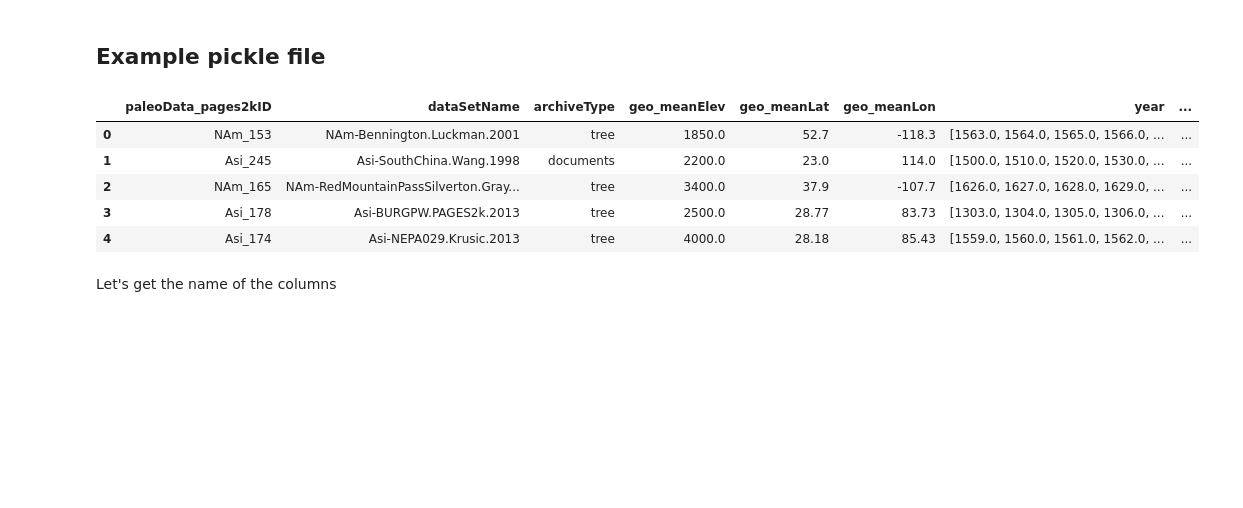
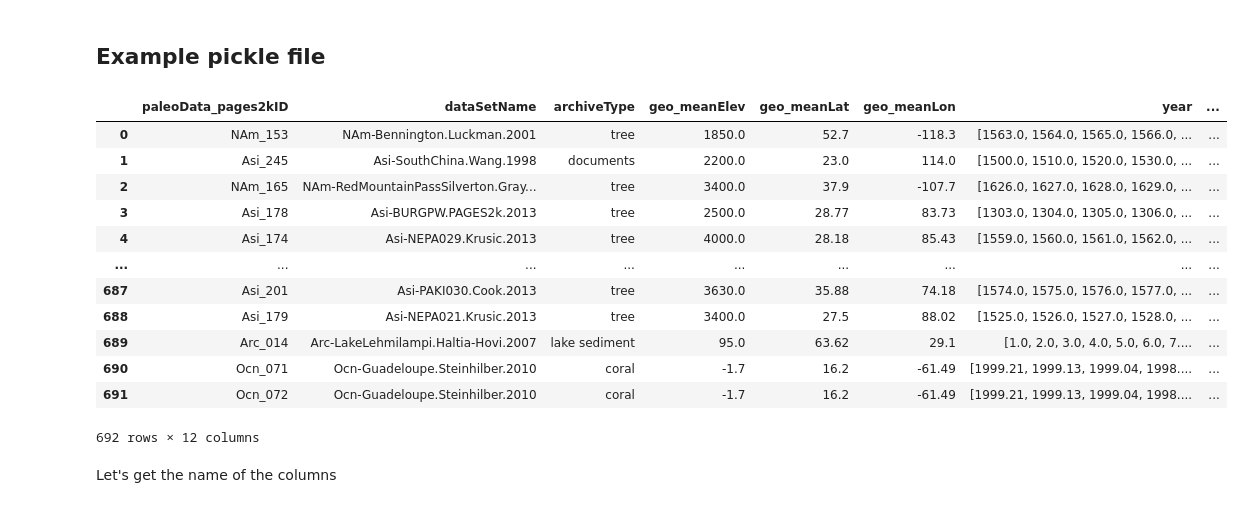
Before and after one commit to khider/DISK-proxyComposite, a Jupyter notebook: QueryingLinkedEarthDB.ipynb, the cells around one changed output. Saved outputs shown, nothing was run; the diff lists cells and outputs as text; code cells hidden in the pictures; blank space fills up the shorter version.

```diff
--- a/QueryingLinkedEarthDB.ipynb
+++ b/QueryingLinkedEarthDB.ipynb
@@ -15,14 +15,21 @@ import numpy as np
 ## Example pickle file
 # %%
 df_pickle = pd.read_pickle('data/pages2k_dataset.pkl')
-df_pickle.head()
+df_pickle
 # %% [output]
 |  | paleoData_pages2kID | dataSetName | archiveType | geo_meanElev | geo_meanLat | geo_meanLon | year | ... |
 | 0 | NAm_153 | NAm-Bennington.Luckman.2001 | tree | 1850.0 | 52.7 | -118.3 | [1563.0, 1564.0, 1565.0, 1566.0, ... | ... |
 | 1 | Asi_245 | Asi-SouthChina.Wang.1998 | documents | 2200.0 | 23.0 | 114.0 | [1500.0, 1510.0, 1520.0, 1530.0, ... | ... |
 | 2 | NAm_165 | NAm-RedMountainPassSilverton.Gray... | tree | 3400.0 | 37.9 | -107.7 | [1626.0, 1627.0, 1628.0, 1629.0, ... | ... |
 | 3 | Asi_178 | Asi-BURGPW.PAGES2k.2013 | tree | 2500.0 | 28.77 | 83.73 | [1303.0, 1304.0, 1305.0, 1306.0, ... | ... |
 | 4 | Asi_174 | Asi-NEPA029.Krusic.2013 | tree | 4000.0 | 28.18 | 85.43 | [1559.0, 1560.0, 1561.0, 1562.0, ... | ... |
+| ... | ... | ... | ... | ... | ... | ... | ... | ... |
+| 687 | Asi_201 | Asi-PAKI030.Cook.2013 | tree | 3630.0 | 35.88 | 74.18 | [1574.0, 1575.0, 1576.0, 1577.0, ... | ... |
+| 688 | Asi_179 | Asi-NEPA021.Krusic.2013 | tree | 3400.0 | 27.5 | 88.02 | [1525.0, 1526.0, 1527.0, 1528.0, ... | ... |
+| 689 | Arc_014 | Arc-LakeLehmilampi.Haltia-Hovi.2007 | lake sediment | 95.0 | 63.62 | 29.1 | [1.0, 2.0, 3.0, 4.0, 5.0, 6.0, 7.... | ... |
+| 690 | Ocn_071 | Ocn-Guadeloupe.Steinhilber.2010 | coral | -1.7 | 16.2 | -61.49 | [1999.21, 1999.13, 1999.04, 1998.... | ... |
+| 691 | Ocn_072 | Ocn-Guadeloupe.Steinhilber.2010 | coral | -1.7 | 16.2 | -61.49 | [1999.21, 1999.13, 1999.04, 1998.... | ... |
+692 rows × 12 columns
 # %% [markdown]
 Let's get the name of the columns
 # %%
```
Also changed, not shown: parts of 7 cells of this notebook.
